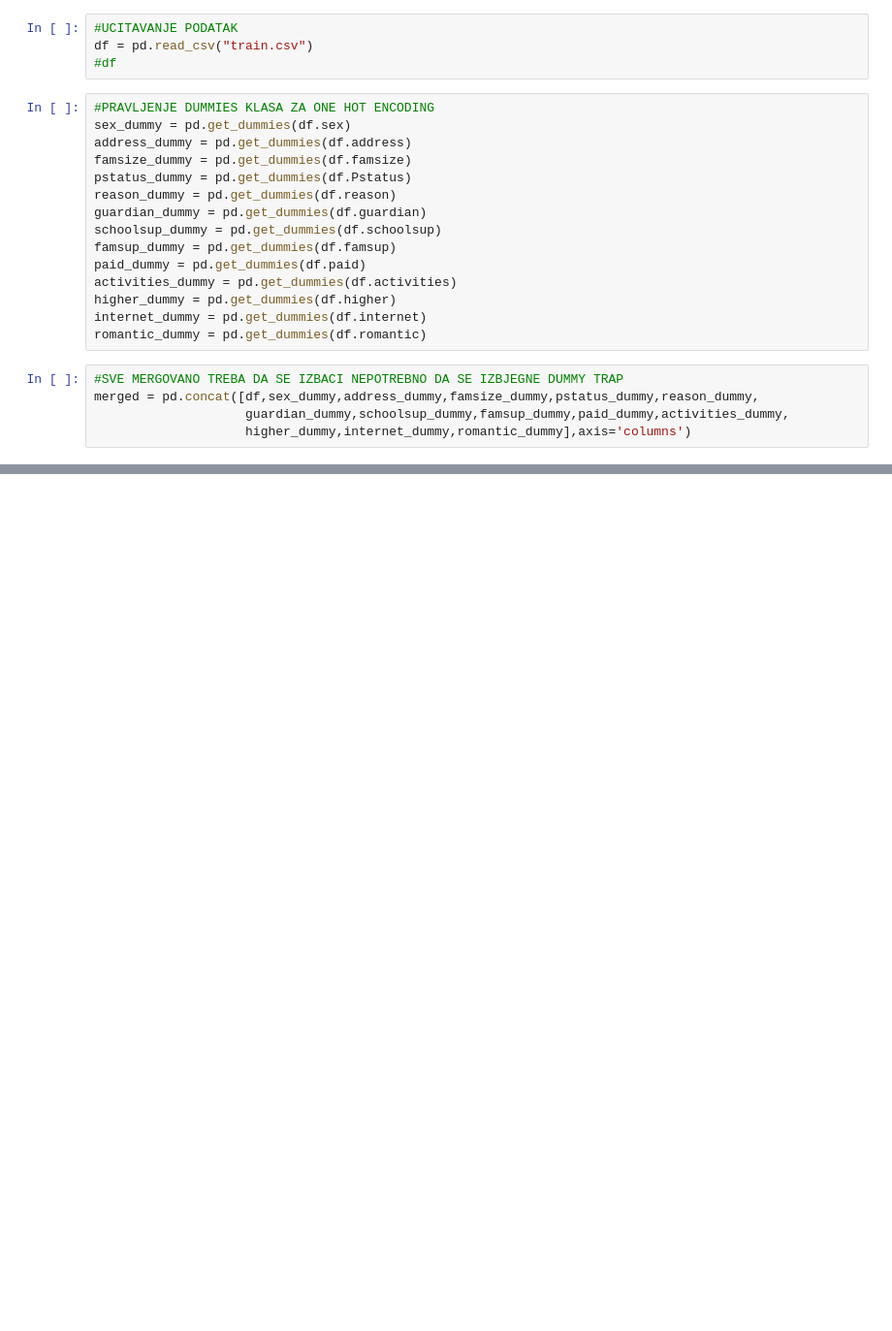
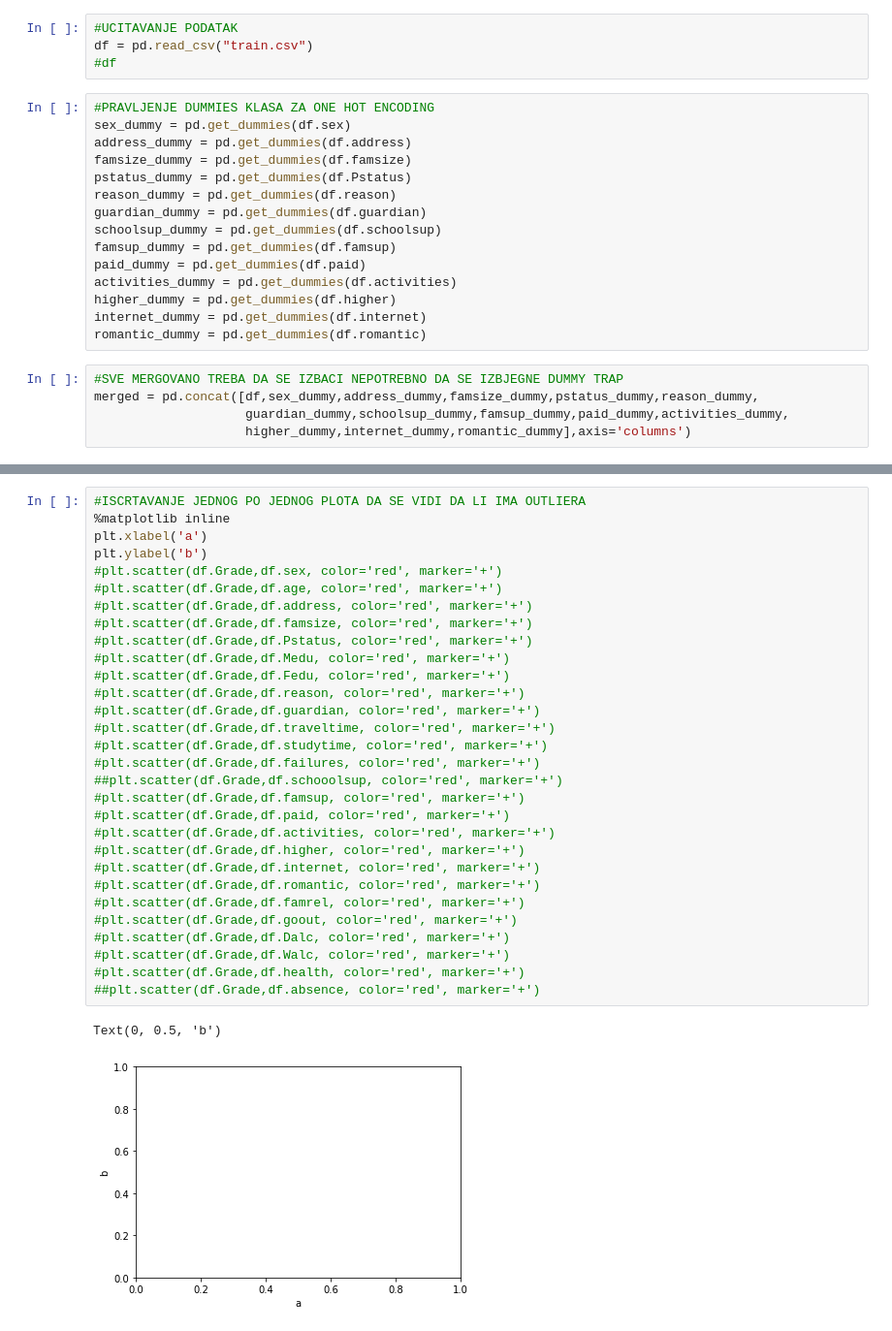
Before and after one commit to MatijaAleksic/MU-T3-21, a Jupyter notebook: VisestrukaLinearnaRegresija/VisestrukaLinearnaRegresija.ipynb, the cells around one changed output, grey strips where cells are left out. Shown at 97% size. Drawn from its saved outputs; the diff is of its cells as text; blank space fills up the shorter version.

```diff
--- a/VisestrukaLinearnaRegresija/VisestrukaLinearnaRegresija.ipynb
+++ b/VisestrukaLinearnaRegresija/VisestrukaLinearnaRegresija.ipynb
@@ -116,0 +135,33 @@ final_df
+# %%
+#ISCRTAVANJE JEDNOG PO JEDNOG PLOTA DA SE VIDI DA LI IMA OUTLIERA
+%matplotlib inline
+plt.xlabel('a')
+plt.ylabel('b')
+#plt.scatter(df.Grade,df.sex, color='red', marker='+')
+#plt.scatter(df.Grade,df.age, color='red', marker='+')
+#plt.scatter(df.Grade,df.address, color='red', marker='+')
+#plt.scatter(df.Grade,df.famsize, color='red', marker='+')
+#plt.scatter(df.Grade,df.Pstatus, color='red', marker='+')
+#plt.scatter(df.Grade,df.Medu, color='red', marker='+')
+#plt.scatter(df.Grade,df.Fedu, color='red', marker='+')
+#plt.scatter(df.Grade,df.reason, color='red', marker='+')
+#plt.scatter(df.Grade,df.guardian, color='red', marker='+')
+#plt.scatter(df.Grade,df.traveltime, color='red', marker='+')
+#plt.scatter(df.Grade,df.studytime, color='red', marker='+')
+#plt.scatter(df.Grade,df.failures, color='red', marker='+')
+##plt.scatter(df.Grade,df.schooolsup, color='red', marker='+')
+#plt.scatter(df.Grade,df.famsup, color='red', marker='+')
+#plt.scatter(df.Grade,df.paid, color='red', marker='+')
+#plt.scatter(df.Grade,df.activities, color='red', marker='+')
+#plt.scatter(df.Grade,df.higher, color='red', marker='+')
+#plt.scatter(df.Grade,df.internet, color='red', marker='+')
+#plt.scatter(df.Grade,df.romantic, color='red', marker='+')
+#plt.scatter(df.Grade,df.famrel, color='red', marker='+')
+#plt.scatter(df.Grade,df.goout, color='red', marker='+')
+#plt.scatter(df.Grade,df.Dalc, color='red', marker='+')
+#plt.scatter(df.Grade,df.Walc, color='red', marker='+')
+#plt.scatter(df.Grade,df.health, color='red', marker='+')
+##plt.scatter(df.Grade,df.absence, color='red', marker='+')
+# %% [output]
+Text(0, 0.5, 'b')
+[figure, added]
```
Also changed, not shown: parts of 4 cells of this notebook.
